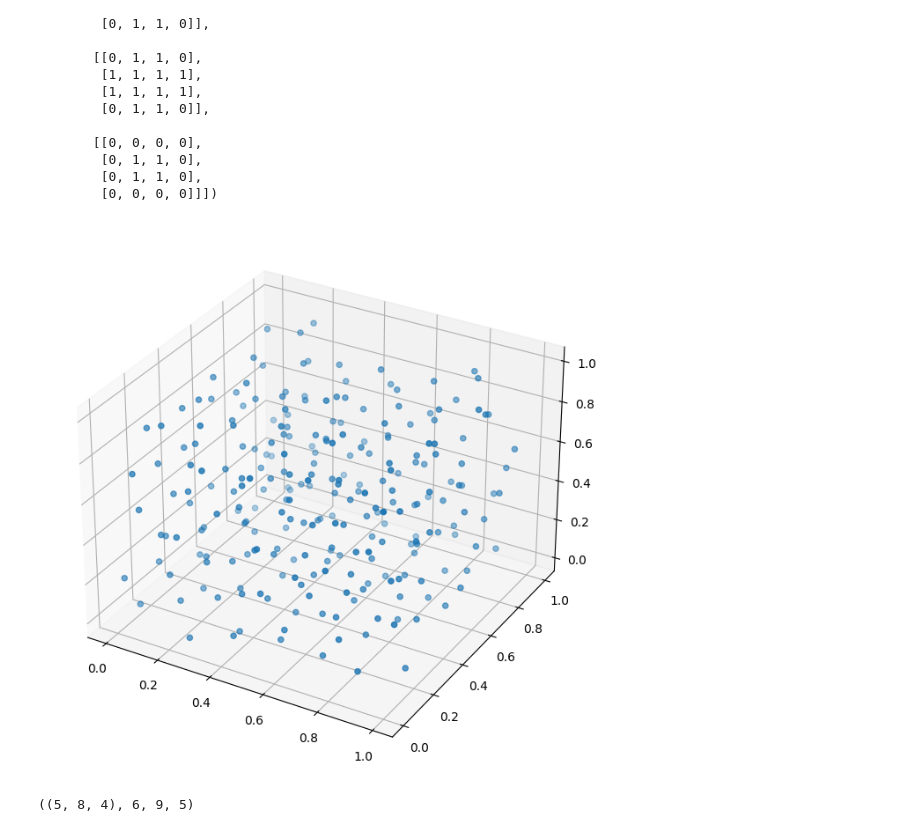
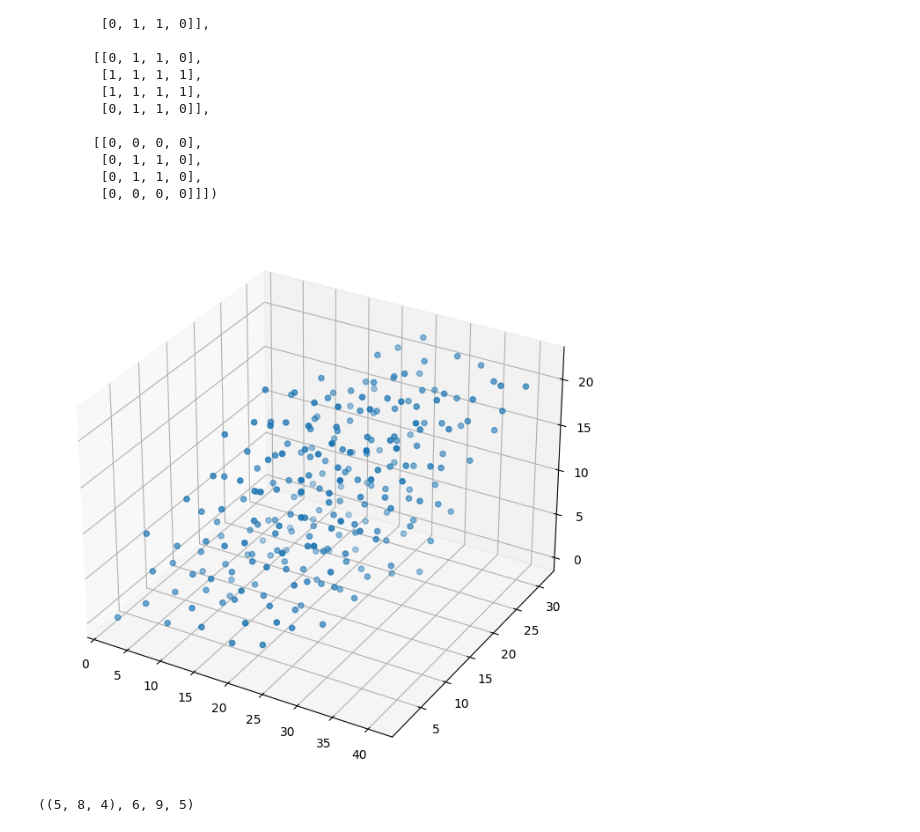
Before and after one commit to yaminbens/Proj23, a Jupyter notebook: DataManipulation.ipynb, the cells around one changed output. Cells and saved outputs as stored; diff of their text form; code cells hidden in the pictures.

```diff
--- a/DataManipulation.ipynb
+++ b/DataManipulation.ipynb
@@ -167,10 +203,10 @@ array([[[0, 0, 0, 0],
 # %%
 fig = plt.figure(figsize=(8, 8))
 ax = fig.add_subplot(projection='3d')
-ax.scatter(df.loc[:,2], df.loc[:,3], df.loc[:,4])
+ax.scatter(df[:,0],df[:,1],df[:,2])
 plt.show()
 # %% [output]
-[figure, old version]
+[figure, new version]
 # %%
 r = np.random.randn(100,3)
 H, edges = np.histogramdd(r, bins = (5, 8, 4))
```
Also changed, not shown: parts of 9 cells of this notebook, 1 other file.
